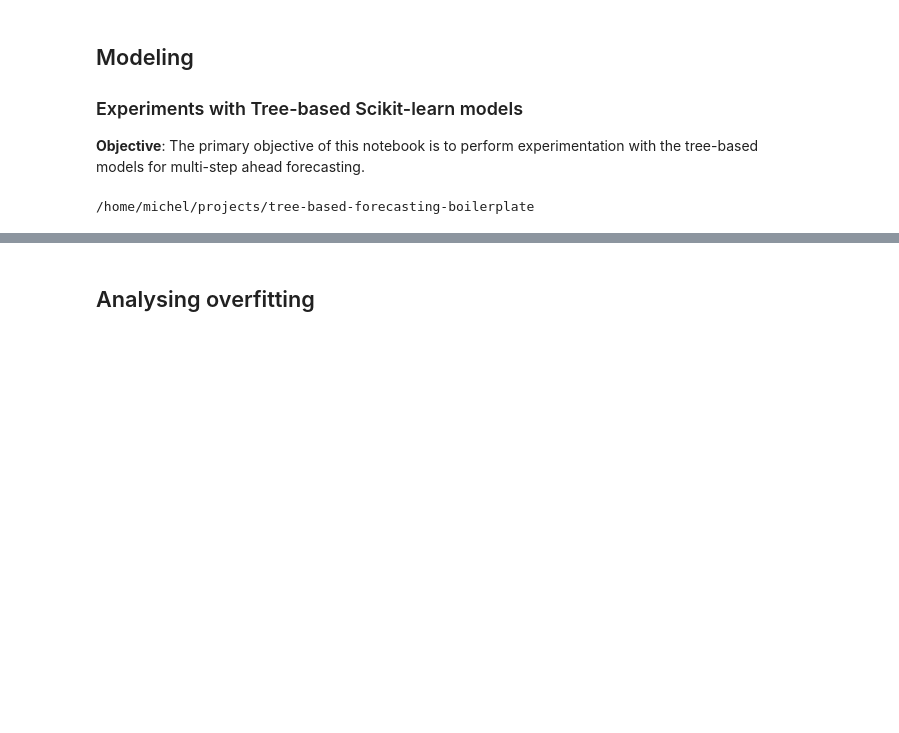
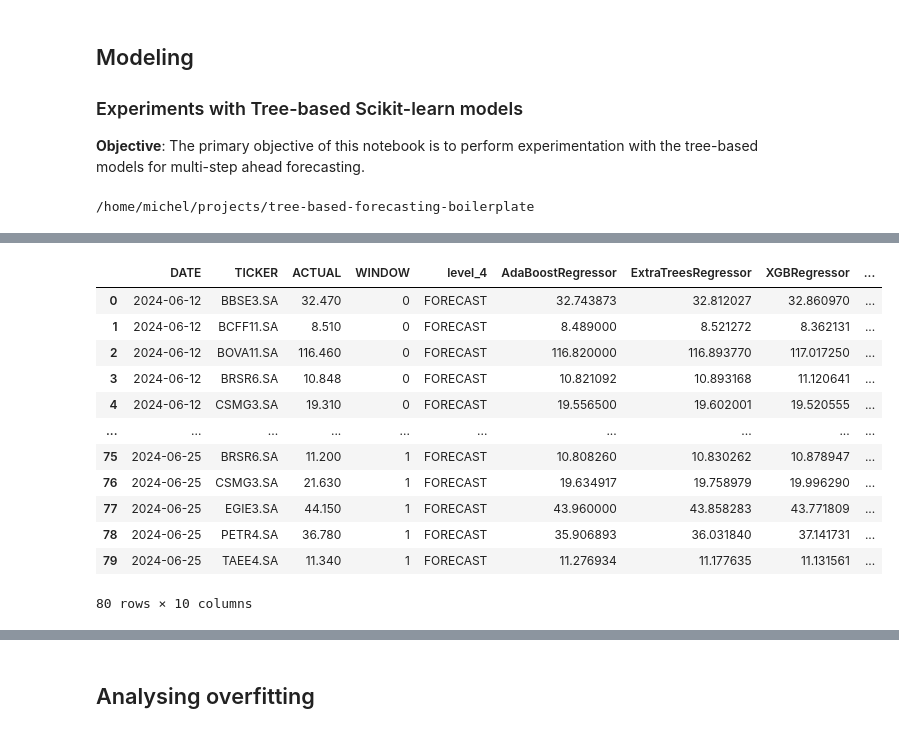
Before and after one commit to micheldearaujo/tree-based-forecasting-boilerplate, a Jupyter notebook: notebooks/run_wfv.ipynb, the cells around one changed output, grey strips where cells are left out. Drawn from its saved outputs; the diff is of its cells as text; code cells hidden in the pictures; blank space fills up the shorter version.

```diff
--- a/notebooks/run_wfv.ipynb
+++ b/notebooks/run_wfv.ipynb
@@ -400,0 +508,24 @@ validation_report_df = walk_forward_validation(
+# %%
+pivoted_report = validation_report_df.pivot_table(values=["FORECAST"], index=["DATE", "TICKER", "ACTUAL", "WINDOW"], columns="MODEL_TYPE")
+pivoted_report = pivoted_report.stack(level=0).reset_index()
+# %%
+pivoted_report["AVG_FORECAST"] = pivoted_report[["AdaBoostRegressor", "ExtraTreesRegressor", "XGBRegressor"]].mean(axis=1)
+# %%
+pivoted_report = pivoted_report.merge(pivoted_report.groupby(["TICKER", "WINDOW"], as_index=False).apply(lambda x: mean_absolute_percentage_error(x['ACTUAL'], x['AVG_FORECAST'])).rename(columns={None: "MAPE"}),
+    on=["TICKER", "WINDOW"])
+# %%
+pivoted_report
+# %% [output]
+|  | DATE | TICKER | ACTUAL | WINDOW | level_4 | AdaBoostRegressor | ExtraTreesRegressor | XGBRegressor | ... |
+| 0 | 2024-06-12 | BBSE3.SA | 32.470 | 0 | FORECAST | 32.743873 | 32.812027 | 32.860970 | ... |
+| 1 | 2024-06-12 | BCFF11.SA | 8.510 | 0 | FORECAST | 8.489000 | 8.521272 | 8.362131 | ... |
+| 2 | 2024-06-12 | BOVA11.SA | 116.460 | 0 | FORECAST | 116.820000 | 116.893770 | 117.017250 | ... |
+| 3 | 2024-06-12 | BRSR6.SA | 10.848 | 0 | FORECAST | 10.821092 | 10.893168 | 11.120641 | ... |
+| 4 | 2024-06-12 | CSMG3.SA | 19.310 | 0 | FORECAST | 19.556500 | 19.602001 | 19.520555 | ... |
+| ... | ... | ... | ... | ... | ... | ... | ... | ... | ... |
+| 75 | 2024-06-25 | BRSR6.SA | 11.200 | 1 | FORECAST | 10.808260 | 10.830262 | 10.878947 | ... |
+| 76 | 2024-06-25 | CSMG3.SA | 21.630 | 1 | FORECAST | 19.634917 | 19.758979 | 19.996290 | ... |
+| 77 | 2024-06-25 | EGIE3.SA | 44.150 | 1 | FORECAST | 43.960000 | 43.858283 | 43.771809 | ... |
+| 78 | 2024-06-25 | PETR4.SA | 36.780 | 1 | FORECAST | 35.906893 | 36.031840 | 37.141731 | ... |
+| 79 | 2024-06-25 | TAEE4.SA | 11.340 | 1 | FORECAST | 11.276934 | 11.177635 | 11.131561 | ... |
+80 rows × 10 columns
```
Also changed, not shown: parts of 20 cells of this notebook, 6 other files.
